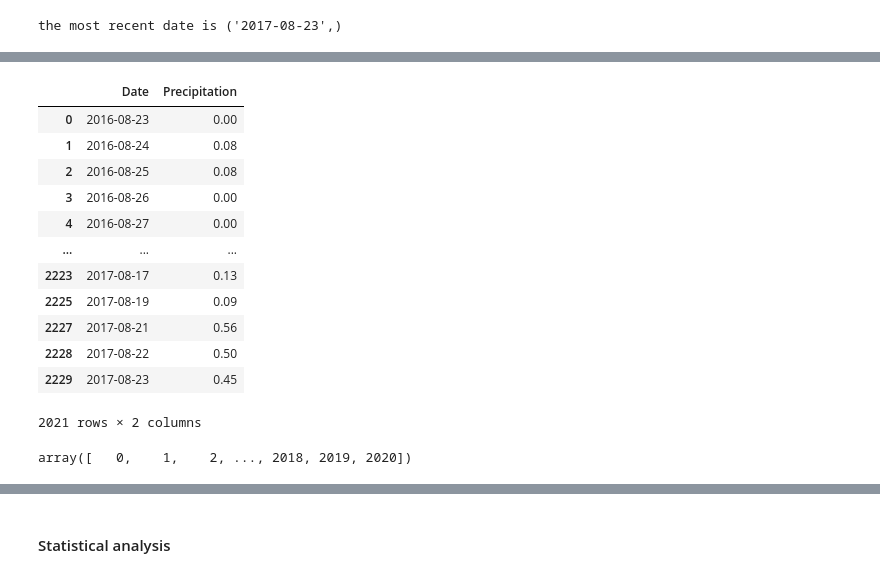
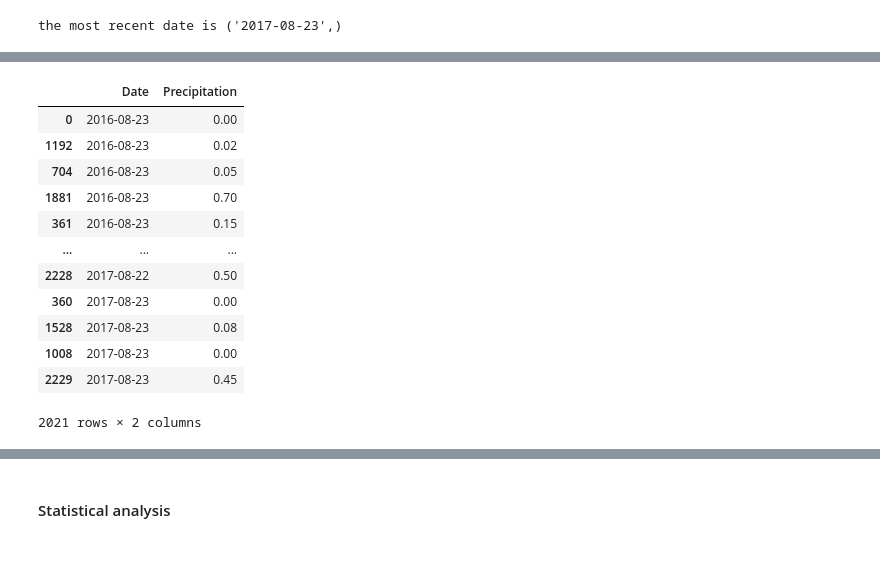
Before and after one commit to osie78/sqlalchemy-challenge, a Jupyter notebook: Untitled.ipynb, the cells around one changed output, grey strips where cells are left out. Saved outputs shown, nothing was run; the diff lists cells and outputs as text; code cells hidden in the pictures.

```diff
--- a/Untitled.ipynb
+++ b/Untitled.ipynb
@@ -90,29 +90,24 @@ prec1_df=pd.DataFrame(prec1)
 # %%
 date1_df['Date']=pd.DataFrame(date1)
 prec1_df['Precipitation']=pd.DataFrame(prec1)
 
 prec_1y_df= pd.concat([date1_df,prec1_df], axis=1)
 del prec_1y_df[0]
 
 prec_1y_df=prec_1y_df.dropna(subset=['Precipitation'])
+prec_1y_df=prec_1y_df.sort_values(by=['Date'])
 prec_1y_df
 # %% [output]
 |  | Date | Precipitation |
 | 0 | 2016-08-23 | 0.00 |
-| 1 | 2016-08-24 | 0.08 |
-| 2 | 2016-08-25 | 0.08 |
-| 3 | 2016-08-26 | 0.00 |
-| 4 | 2016-08-27 | 0.00 |
+| 1192 | 2016-08-23 | 0.02 |
+| 704 | 2016-08-23 | 0.05 |
+| 1881 | 2016-08-23 | 0.70 |
+| 361 | 2016-08-23 | 0.15 |
 | ... | ... | ... |
-| 2223 | 2017-08-17 | 0.13 |
-| 2225 | 2017-08-19 | 0.09 |
-| 2227 | 2017-08-21 | 0.56 |
 | 2228 | 2017-08-22 | 0.50 |
+| 360 | 2017-08-23 | 0.00 |
+| 1528 | 2017-08-23 | 0.08 |
+| 1008 | 2017-08-23 | 0.00 |
 | 2229 | 2017-08-23 | 0.45 |
 2021 rows × 2 columns
-# %%
-#bars=prec_1y_df.plot.bar(x='Date',y='Precipitation')
-x_axis=np.arange(len(prec_1y_df))
-plt.bar()
-# %% [output]
-array([   0,    1,    2, ..., 2018, 2019, 2020])
```
Also changed, not shown: parts of 15 cells of this notebook.
